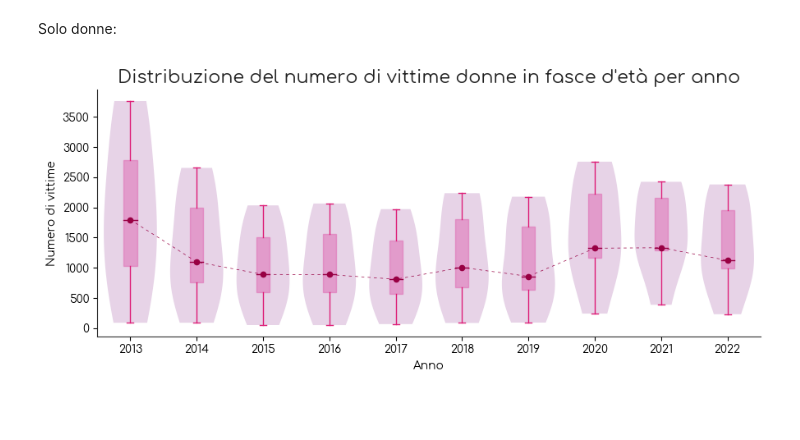
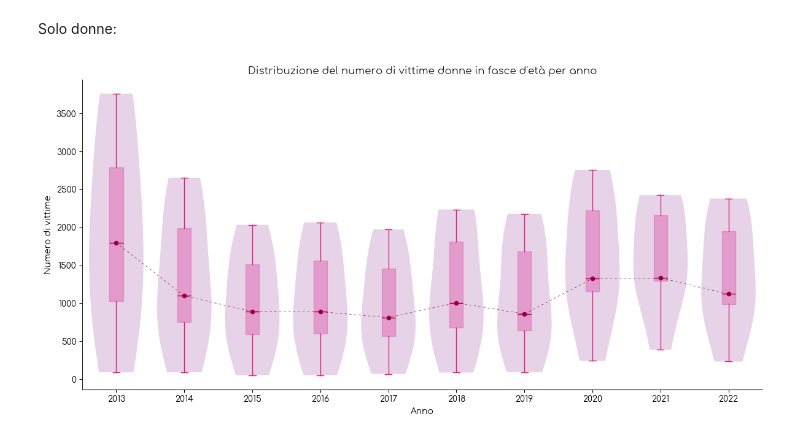
Before and after one commit to initrm/sci-vis, a Jupyter notebook: source/Distribuzione violenze in fasce d'età per anni.ipynb, the cells around one changed output. Cells and saved outputs as stored; diff of their text form; code cells hidden in the pictures; blank space fills up the shorter version.

```diff
--- a/source/Distribuzione violenze in fasce d'età per anni.ipynb
+++ b/source/Distribuzione violenze in fasce d'età per anni.ipynb
@@ -210,36 +210,36 @@ plt.show()
 # %% [markdown]
 Solo donne:
 # %%
-fig, ax = plt.subplots(1, 1, figsize=(9, 4))
+fig, ax = plt.subplots(1, 1, figsize=(12, 6))
 
 # violin e box plot
 violinplot = ax.violinplot(females_box_plot_data, widths=0.8, positions=males_years, bw_method='scott', showmedians=False, showmeans=False, showextrema=False)
 boxplot = ax.boxplot(females_box_plot_data, widths=0.2, positions=females_years, patch_artist=True)
 # line plot
 medians = [np.median(x.values) for x in females_box_plot_data]
 ax.plot(females_years, medians, linestyle=(0, (5, 6)), marker='o', color='#980043', linewidth=0.5, markersize=4.5, markerfacecolor='#980043')
 
 # labels
-ax.set_title('Distribuzione del numero di vittime donne in fasce d\'età per anno')
+ax.set_title('Distribuzione del numero di vittime donne in fasce d\'età per anno', fontsize=12)
 ax.set_ylabel('Numero di vittime')
 ax.set_xlabel('Anno')
 
 # violin plot styling
 for v in violinplot['bodies']:
   v.set_facecolor('#D7B6D8')
   v.set_alpha(0.6)
 
 # box plot styling
 for element_lists in (boxplot['whiskers'], boxplot['caps']): # colori whiskers e caps
   for element in element_lists:
     element.set_color('#DD1D77')
 for b in boxplot['boxes']: # colore box
   b.set_color('#DF65B0')
   b.set_alpha(0.5)
 for m in boxplot['medians']: # medians
   m.set_color('#980043')
 
 plt.tight_layout()
 plt.show()
 # %% [output]
-[figure, old version]
+[figure, new version]
```
